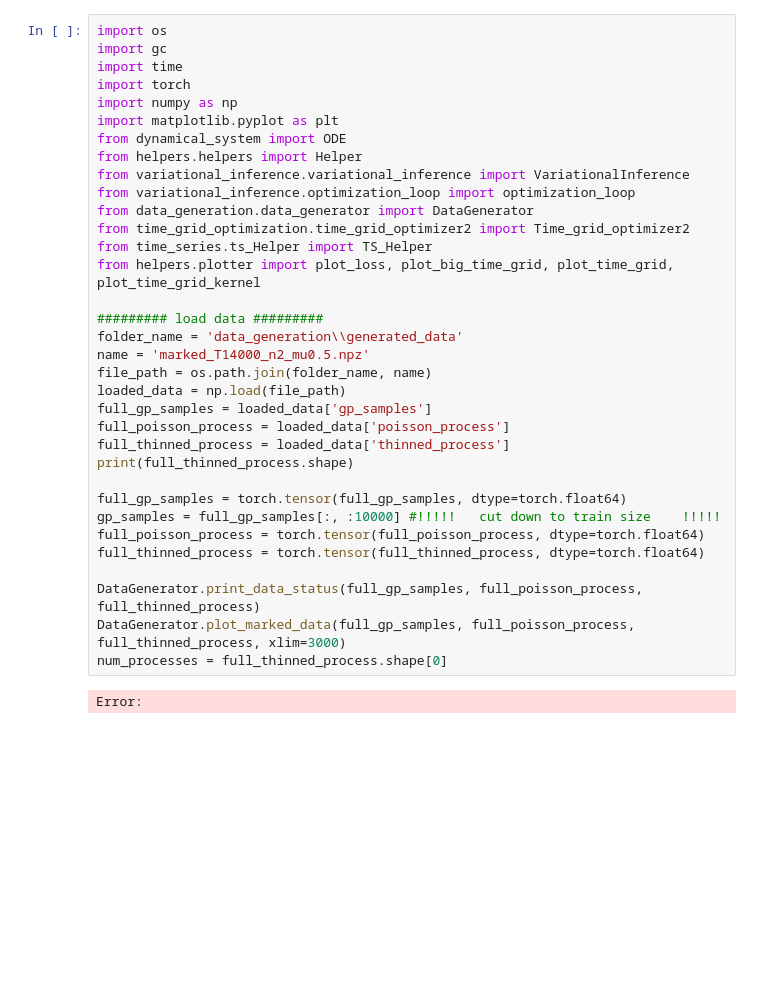
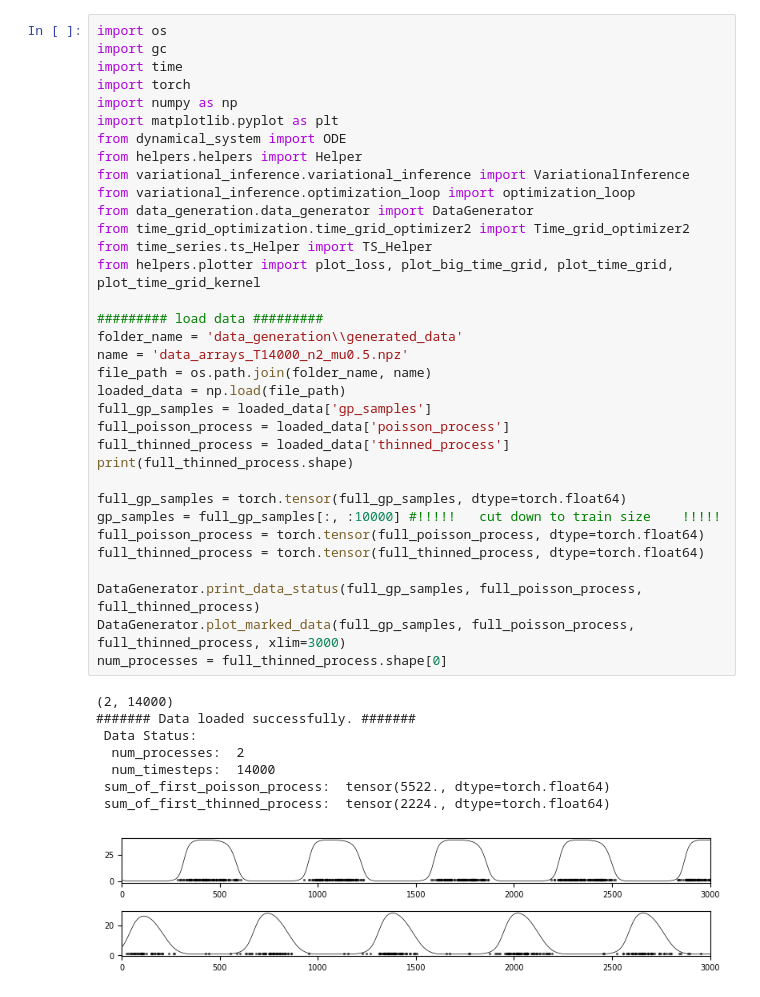
Before and after one commit to gabrielgramm/Learning_Dynamical_Systems_from_Point_Process_Data, a Jupyter notebook: run_optimization.ipynb, the cells around one changed output. Cells and saved outputs as stored; diff of their text form; blank space fills up the shorter version.

```diff
--- a/run_optimization.ipynb
+++ b/run_optimization.ipynb
@@ -5,35 +5,42 @@ import time
 import torch
 import numpy as np
 import matplotlib.pyplot as plt
 from dynamical_system import ODE
 from helpers.helpers import Helper
 from variational_inference.variational_inference import VariationalInference
 from variational_inference.optimization_loop import optimization_loop
 from data_generation.data_generator import DataGenerator
 from time_grid_optimization.time_grid_optimizer2 import Time_grid_optimizer2
 from time_series.ts_Helper import TS_Helper
 from helpers.plotter import plot_loss, plot_big_time_grid, plot_time_grid, plot_time_grid_kernel
 
 ######### load data #########
 folder_name = 'data_generation\\generated_data'
-name = 'marked_T14000_n2_mu0.5.npz'
+name = 'data_arrays_T14000_n2_mu0.5.npz'
 file_path = os.path.join(folder_name, name)
 loaded_data = np.load(file_path)
 full_gp_samples = loaded_data['gp_samples']
 full_poisson_process = loaded_data['poisson_process']
 full_thinned_process = loaded_data['thinned_process']
 print(full_thinned_process.shape)
 
 full_gp_samples = torch.tensor(full_gp_samples, dtype=torch.float64)
 gp_samples = full_gp_samples[:, :10000] #!!!!!   cut down to train size    !!!!!
 full_poisson_process = torch.tensor(full_poisson_process, dtype=torch.float64)
 full_thinned_process = torch.tensor(full_thinned_process, dtype=torch.float64)
 
 DataGenerator.print_data_status(full_gp_samples, full_poisson_process, full_thinned_process)
 DataGenerator.plot_marked_data(full_gp_samples, full_poisson_process, full_thinned_process, xlim=3000)
 num_processes = full_thinned_process.shape[0]
 # %% [output]
-Error:
+(2, 14000)
+####### Data loaded successfully. #######
+ Data Status:
+  num_processes:  2
+  num_timesteps:  14000
+ sum_of_first_poisson_process:  tensor(5522., dtype=torch.float64)
+ sum_of_first_thinned_process:  tensor(2224., dtype=torch.float64)
+[figure, added]
 # %%
 list_vi_objects = []
 loss_tracker_all_processes = []
```
Also changed, not shown: parts of 4 cells of this notebook, 4 other files.
